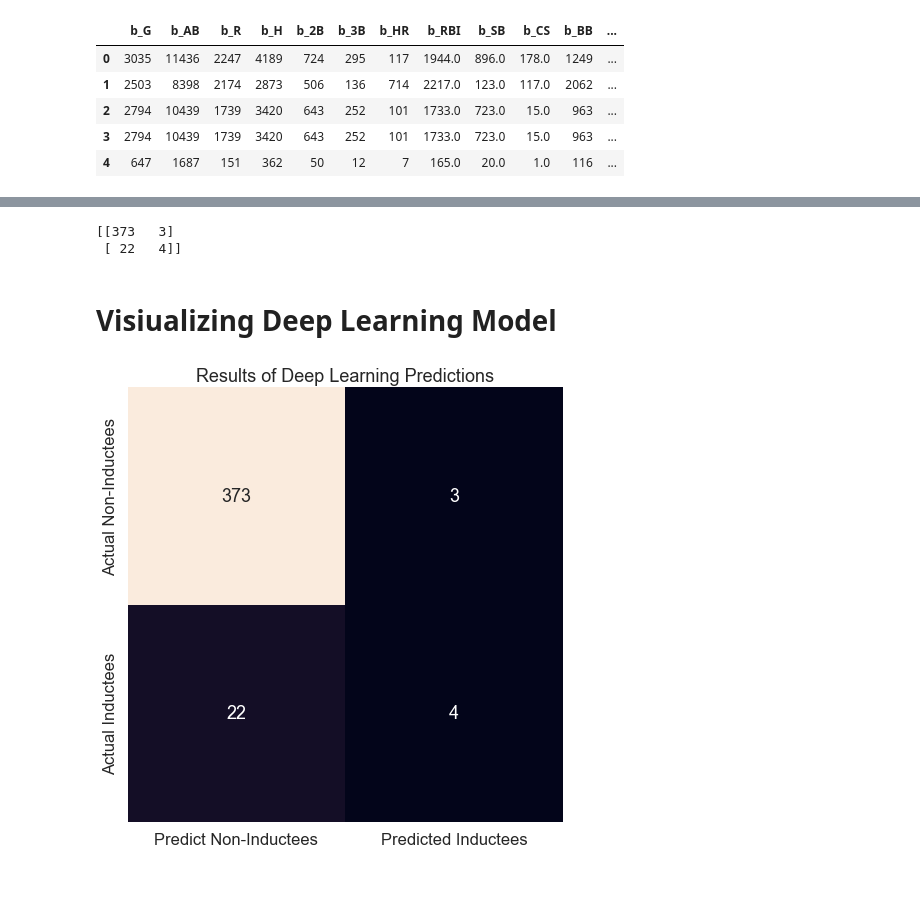
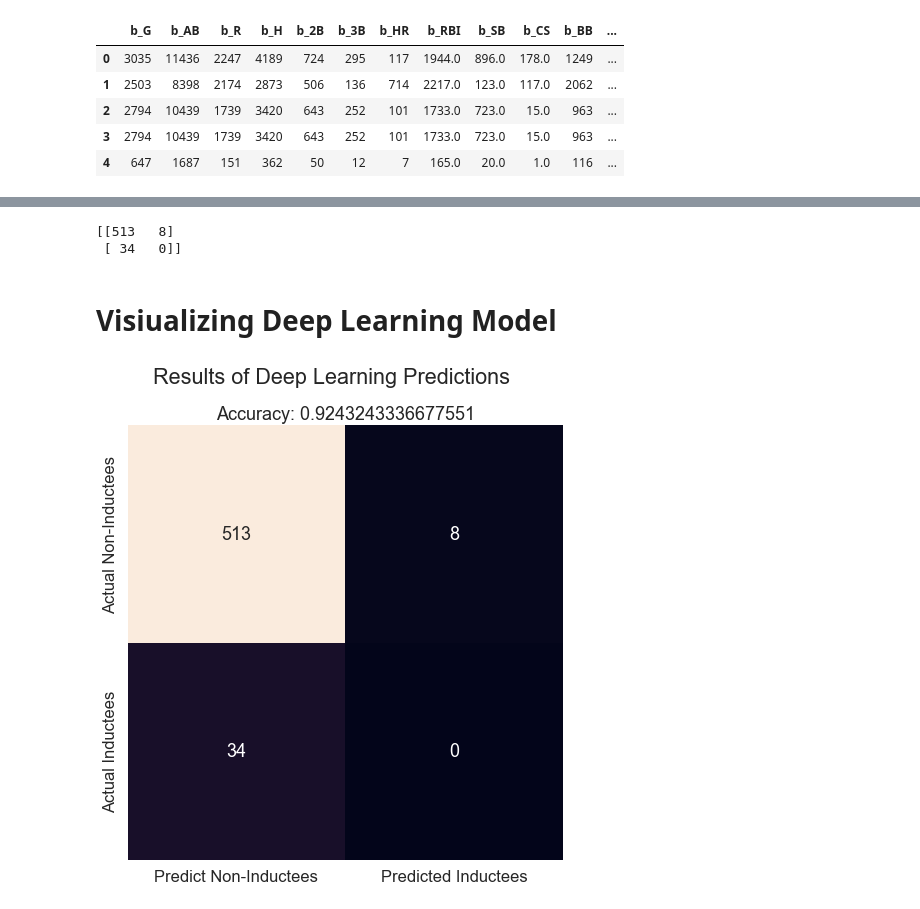
Before and after one commit to sting0312/GoldenGloves, a Jupyter notebook: golden-gloves.ipynb, the cells around one changed output, grey strips where cells are left out. Saved outputs shown, nothing was run; the diff lists cells and outputs as text; code cells hidden in the pictures; blank space fills up the shorter version.

Commit message:
adjusted deep learning model

```diff
--- a/golden-gloves.ipynb
+++ b/golden-gloves.ipynb
@@ -219,6 +219,9 @@ train_df = pd.merge(train_df, career_fielding_df, left_on='playerID', right_on='
 
 # Appending pitching data
 train_df = pd.merge(train_df, career_pitching_df, left_on='playerID', right_on='playerID')
+# %%
+# Removing all non-Players from dataset
+train_df = train_df[train_df['category'] == 'Player']
 # %%
 # Cleaning data table
 train_df = train_df.drop(['playerID', 'yearID', 'votedBy', 'category', 'needed_note', 'needed', 'ballots', 'votes'], axis=1)
@@ -413,7 +402,7 @@ y = train_df[['IS_INDUCTED']].values
 X = train_df.drop(['IS_INDUCTED'], axis=1).values
 
 # splitting data
-X_train, X_test, y_train, y_test = train_test_split(X, y, test_size=0.25, random_state=0)
+X_train, X_test, y_train, y_test = train_test_split(X, y, test_size=0.35, random_state=0)
 # %%
 # Scaling data using StandardScaler
 scaler = StandardScaler()
@@ -444,7 +433,7 @@ nn.add(
 )
 
 # Second hidden layer
-nn.add(tf.keras.layers.Dense(units=hidden_nodes_layer2, activation="sigmoid"))
+nn.add(tf.keras.layers.Dense(units=hidden_nodes_layer2, activation="relu"))
 
 # Third hidden layer
 nn.add(tf.keras.layers.Dense(units=hidden_nodes_layer3, activation="relu"))
@@ -512,36 +501,37 @@ cm = confusion_matrix(y_test, y_pred)
 
 print(cm)
 # %% [output]
-[[373   3]
- [ 22   4]]
+[[513   8]
+ [ 34   0]]
 # %% [markdown]
 # Visiualizing Deep Learning Model
 # %%
 # Creating visual of confusion matrix
 import seaborn as sns
 import matplotlib.pyplot as plt
 
 # Increasing plot size
 sns.set(rc = {'figure.figsize': (15,8)})
 
 # Increasing default text size
 sns.set(font_scale=1.5)
 
 # Creating heatmap
 sns.heatmap(
     cm,             # data given to map
     annot=True,     # annotating numbers to squares
     square=True,    # making all sectors equal squares
     xticklabels=['Predict Non-Inductees', 'Predicted Inductees'],
     yticklabels=['Actual Non-Inductees', 'Actual Inductees'],
     cbar=False,     # disabling color bar
     fmt='g'         # forcing standard number notation
 )
 
 # Adding title to plot
-plt.title('Results of Deep Learning Predictions')
+plt.suptitle('Results of Deep Learning Predictions')
+plt.title(f'Accuracy: {model_accuracy}')
 
 # Displaying plot
 plt.show()
 # %% [output]
-[figure, old version]
+[figure, new version]
```
Also changed, not shown: parts of 10 cells of this notebook.
